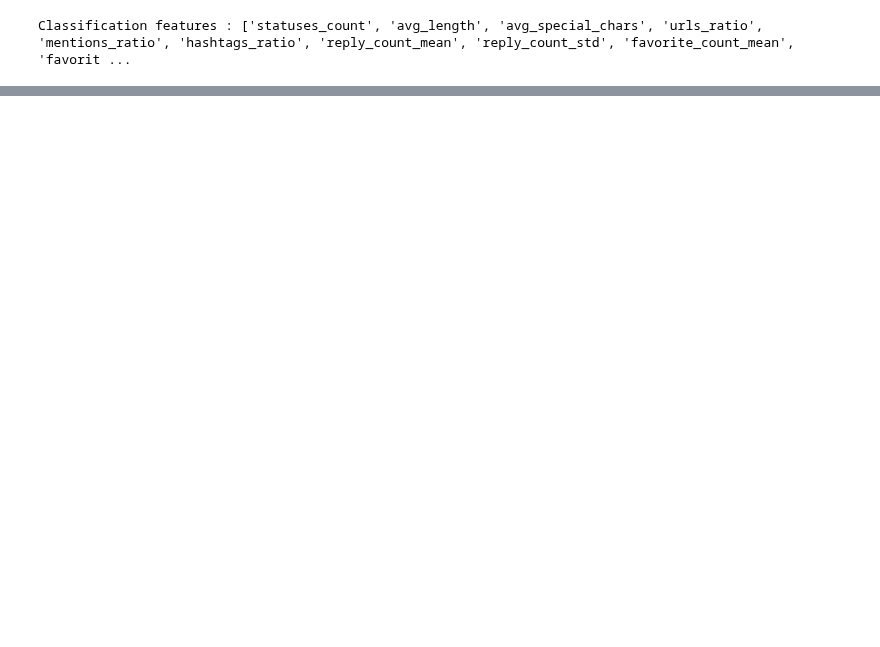
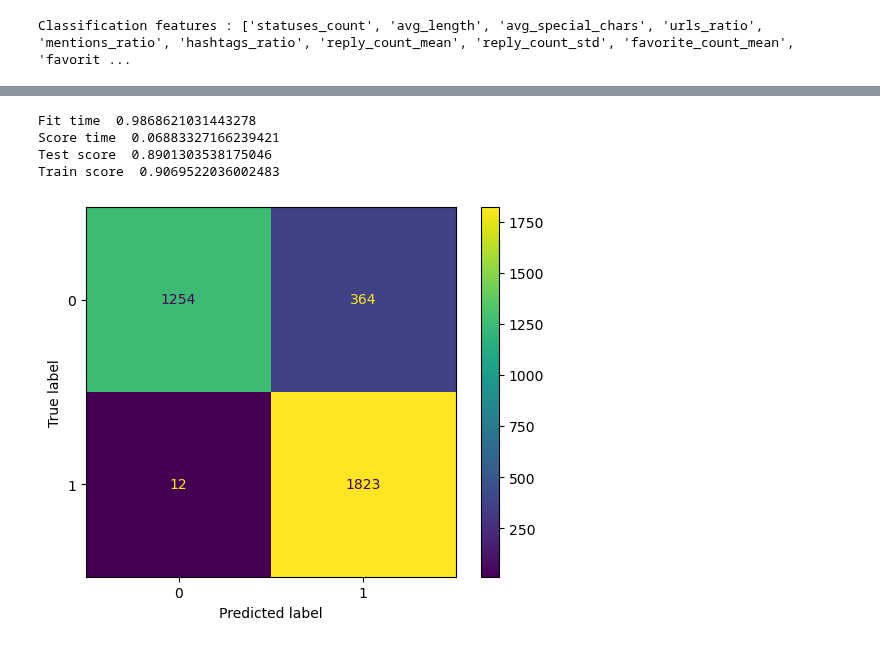
Before and after one commit to Andrew-Wyn/Data_Mining_22_23, a Jupyter notebook: DT.ipynb, the cells around one changed output, grey strips where cells are left out. Saved outputs shown, nothing was run; the diff lists cells and outputs as text; code cells hidden in the pictures; blank space fills up the shorter version.

```diff
--- a/DT.ipynb
+++ b/DT.ipynb
@@ -126,0 +138,16 @@ plt.scatter(test_set_reduced[:, 0], test_set_reduced[:, 1], c=test_pred, s=25);
+# %%
+param_grid = {
+    'bootstrap': [True],
+    'max_depth': [80, 90, 100, 110],
+    'max_features': [2, 3],
+    'min_samples_leaf': [3, 4, 5],
+    'min_samples_split': [8, 10, 12],
+    'n_estimators': [100, 200, 300, 1000]
+}
+
+rf = RandomForestClassifier()
+
+grid_search = GridSearchCV(estimator = rf, param_grid = param_grid,
+                          cv = 3, n_jobs = -1, verbose = 2)
+
+grid_search.fit(train_set, train_label)
@@ -126,0 +162,2 @@ plt.scatter(test_set_reduced[:, 0], test_set_reduced[:, 1], c=test_pred, s=25);
+# %%
+rf = grid_search.best_estimator_
@@ -126,0 +167,21 @@ plt.scatter(test_set_reduced[:, 0], test_set_reduced[:, 1], c=test_pred, s=25);
+# %%
+# cross validation
+scores = cross_validate(rf, train_set, train_label, cv=3, return_train_score= True)
+print('Fit time ', statistics.mean(scores['fit_time']))
+print('Score time ', statistics.mean(scores['score_time']))
+print('Test score ', statistics.mean(scores['test_score']))
+print('Train score ', statistics.mean(scores['train_score']))
+# %% [output]
+Fit time  0.9868621031443278
+Score time  0.06883327166239421
+Test score  0.8901303538175046
+Train score  0.9069522036002483
+# %%
+predictions = rf.predict(test_set)
+
+cm = confusion_matrix(test_label, predictions)
+disp = ConfusionMatrixDisplay(confusion_matrix = cm)
+disp.plot()
+plt.show()
+# %% [output]
+[figure, added]
```
Also changed, not shown: parts of 28 cells of this notebook.
